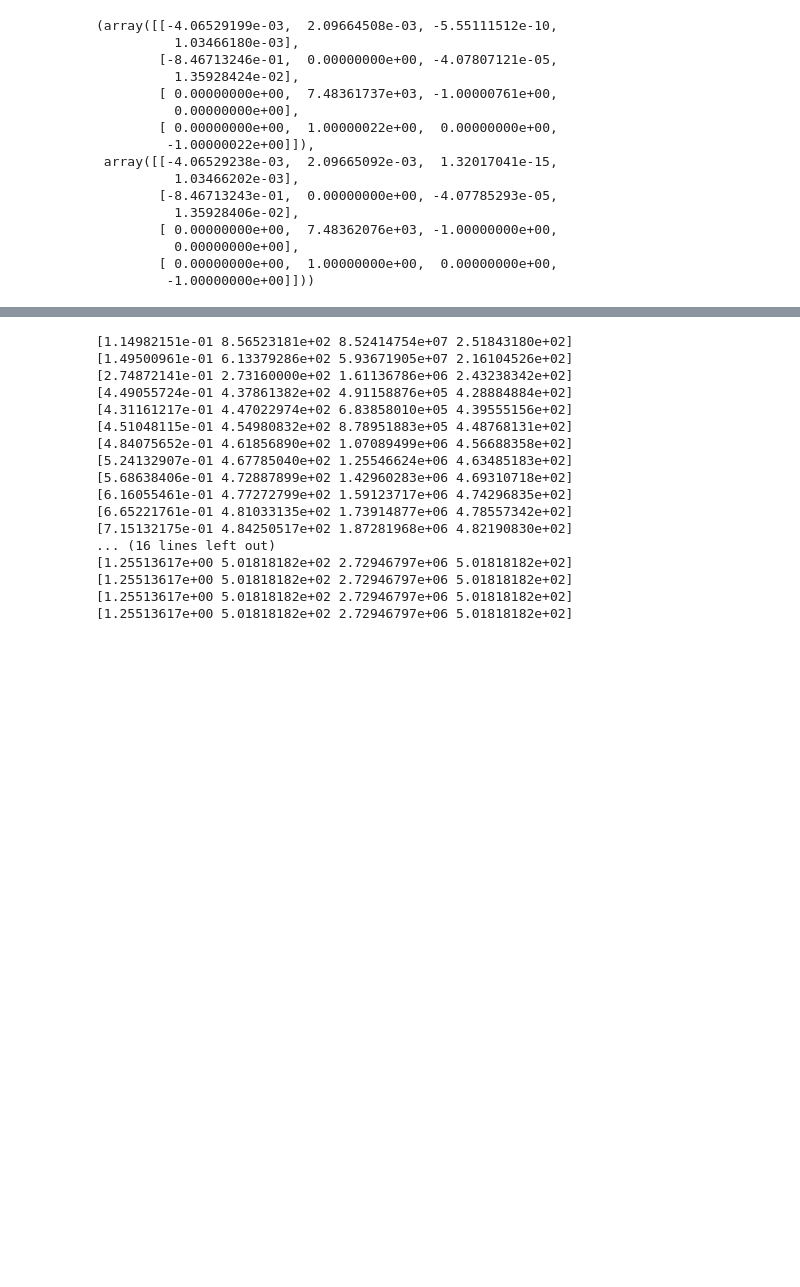
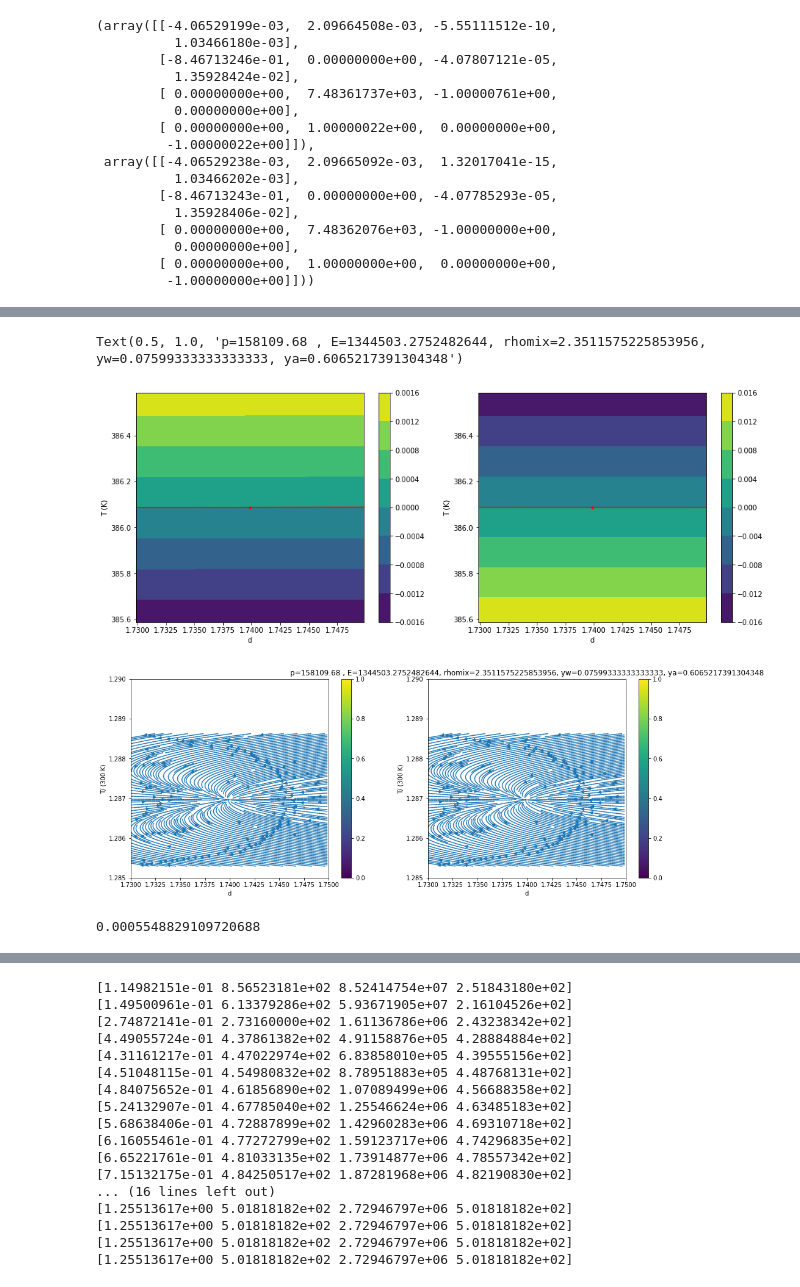
Before and after one commit to fredriclam/iapws95_light, a Jupyter notebook: water_tester.ipynb, the cells around one changed output, grey strips where cells are left out. Cells and saved outputs as stored; diff of their text form; code cells hidden in the pictures; blank space fills up the shorter version.

```diff
--- a/water_tester.ipynb
+++ b/water_tester.ipynb
@@ -2165,0 +2357,18 @@ J_numdiff, kern(*U0)[1]*kern(*U0)[2]
+# %%
+# Basin near solution
+
+_d_range = np.linspace(d_soln-1e-2, d_soln+1e-2, 210)
+_T_range = np.linspace(T_soln-.5, T_soln+.5, 180)
+_mg_d, _mg_T = np.meshgrid(_d_range, _T_range)
+_mg_f = np.zeros((*_mg_d.shape, 4))
+_mg_dir = np.zeros((*_mg_d.shape, 4))
+
+for i, j in np.ndindex(_mg_d.shape):
+  _p = float_mix_functions.p(_mg_d[i,j] * rhoc, _mg_T[i,j])
+  _U = np.array([_mg_d[i,j], _mg_T[i,j], _p, _mg_T[i,j]])
+  _out = kern(*_U)
+  _f = _out[0]
+  _mg_f[i,j,:] = _f
+  _mg_dir[i,j,:] = -np.linalg.solve(_out[1] * _out[2], _out[0])
+  # _f /= [1.0, 300, 5e6, 300]
+  # _mg_fnorm[i,j] = np.linalg.norm(_f)
@@ -2165,0 +2395,34 @@ J_numdiff, kern(*U0)[1]*kern(*U0)[2]
+# %%
+%matplotlib inline
+plt.figure(figsize=(16,6))
+
+for i in range(2):
+  plt.subplot(1,2,i+1)
+  plt.contourf(_mg_d, _mg_T, _mg_f[...,i])
+  plt.colorbar()
+  plt.xlabel("d")
+  plt.ylabel("T (K)")
+  plt.contour(_mg_d, _mg_T, _mg_f[...,i], levels=[0], colors=["red"])
+  plt.plot(d_soln, T_soln, 'r.')
+
+plt.figure(figsize=(16,6))
+
+for i in range(2):
+  plt.subplot(1,2,i+1)
+  plt.streamplot(_mg_d, _mg_T/300, _mg_dir[...,0], _mg_dir[...,1]/300, density=3.0)
+  # plt.quiver(_mg_d, _mg_T/300, _mg_dir[...,0], _mg_dir[...,1]/300, scale=20.0)
+  plt.xlabel("d")
+  plt.ylabel("T/ (300 K)")
+  plt.colorbar()
+  plt.xlim((1.73, 1.75))
+  plt.ylim((1.285, 1.290))
+
+plt.title(f"p={p_target_curr:.2f} , E={vol_energy}, rhomix={rho_mix}, yw={yw}, ya={ya}")
+# %% [output]
+Text(0.5, 1.0, 'p=158109.68 , E=1344503.2752482644, rhomix=2.3511575225853956, yw=0.07599333333333333, ya=0.6065217391304348')
+[figure, added]
+[figure, added]
+# %%
+yw / (rhoc / rho_mix)
+# %% [output]
+0.0005548829109720688
```
Also changed, not shown: parts of 32 cells of this notebook, 2 other files.
